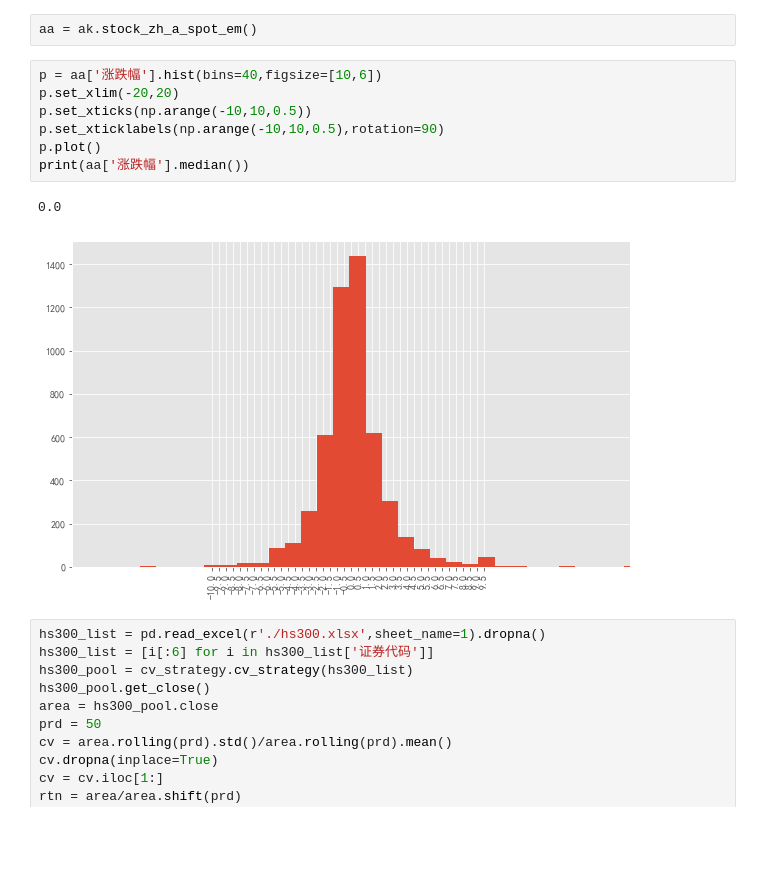
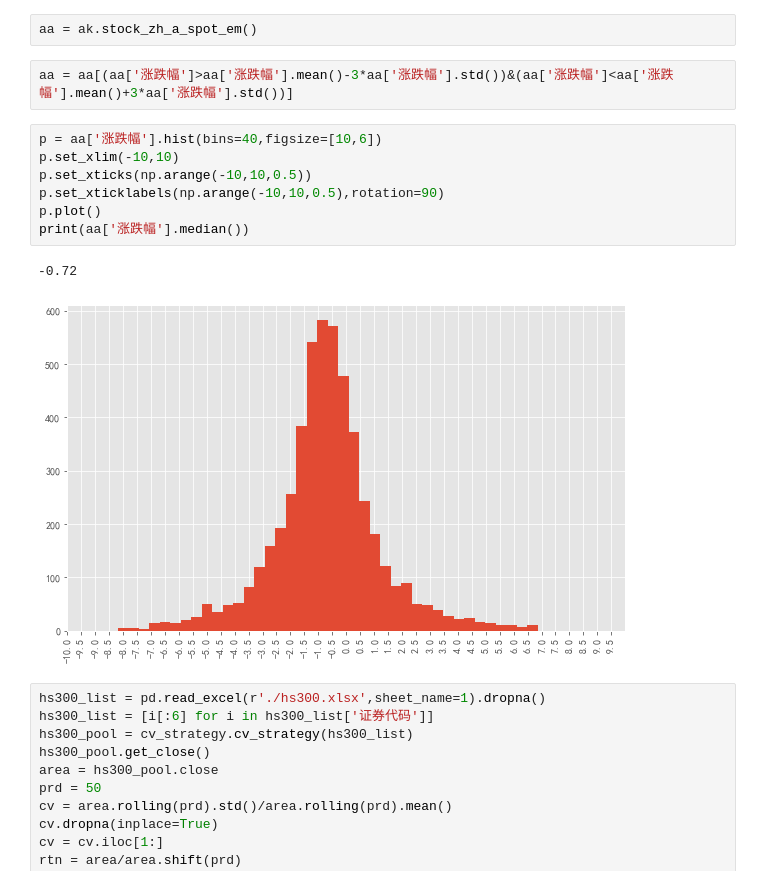
Before and after one commit to jwli601/stocks_stories, a Jupyter notebook: cv_strategy_intro.ipynb, the cells around one changed output. Cells and saved outputs as stored; diff of their text form; blank space fills up the shorter version.

```diff
--- a/cv_strategy_intro.ipynb
+++ b/cv_strategy_intro.ipynb
@@ -481,16 +487,18 @@ Name: 2023-04-28, dtype: object
 ---
 # %%
 aa = ak.stock_zh_a_spot_em()
+# %%
+aa = aa[(aa['涨跌幅']>aa['涨跌幅'].mean()-3*aa['涨跌幅'].std())&(aa['涨跌幅']<aa['涨跌幅'].mean()+3*aa['涨跌幅'].std())]
 # %%
 p = aa['涨跌幅'].hist(bins=40,figsize=[10,6])
-p.set_xlim(-20,20)
+p.set_xlim(-10,10)
 p.set_xticks(np.arange(-10,10,0.5))
 p.set_xticklabels(np.arange(-10,10,0.5),rotation=90)
 p.plot()
 print(aa['涨跌幅'].median())
 # %% [output]
-0.0
+-0.72
-[figure, old version]
+[figure, new version]
 # %%
 hs300_list = pd.read_excel(r'./hs300.xlsx',sheet_name=1).dropna()
 hs300_list = [i[:6] for i in hs300_list['证券代码']]
```
Also changed, not shown: parts of 6 cells of this notebook.
